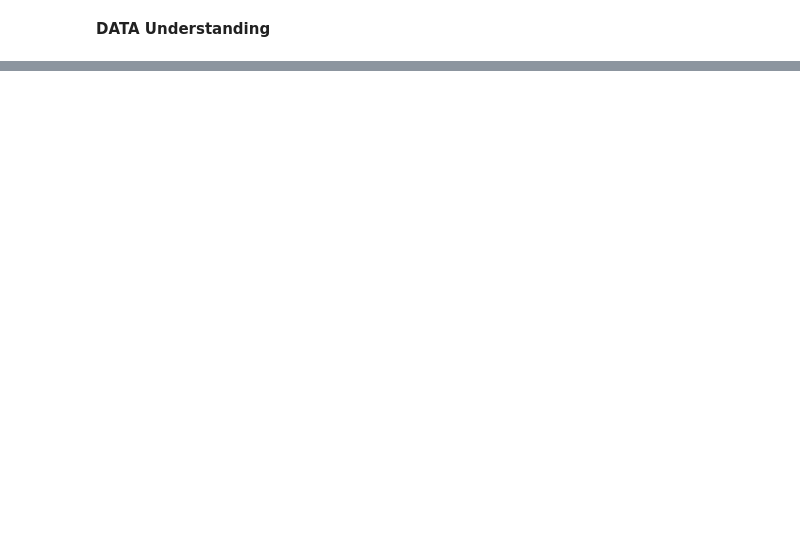
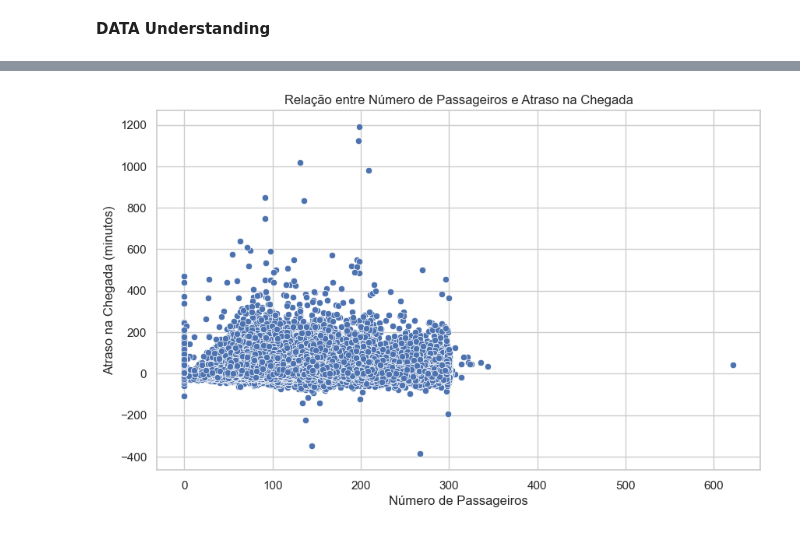
Before and after one commit to CostinhaJ/PIAA_TAP_Delay, a Jupyter notebook: DataUnderstanding.ipynb, the cells around one changed output, grey strips where cells are left out. Cells and saved outputs as stored; diff of their text form; code cells hidden in the pictures; blank space fills up the shorter version.

```diff
--- a/DataUnderstanding.ipynb
+++ b/DataUnderstanding.ipynb
@@ -459,0 +384,18 @@ dtype: float64
+# %%
+# Tratamento de dados omissos
+
+missing_data = df_final.isnull().mean() * 100
+print('Porcentagem de dados faltantes por coluna:')
+print(missing_data[missing_data > 0])
+
+# Substituir "." por NaN e " " por NaN
+df_final['STAND_DEP'] = df_final['STAND_DEP'].replace('.', np.nan)
+
+# 2. Ver quantos valores estão ausentes
+print(df_final['STAND_DEP'].isna().sum())
+
+# 3. Preencher com a moda (valor mais frequente)
+moda_stand = df_final['STAND_DEP'].mode()[0]
+df_final['STAND_DEP'] = df_final['STAND_DEP'].fillna(moda_stand)
+
+print()
@@ -459,0 +477,9 @@ dtype: float64
+# %%
+plt.figure(figsize=(10, 6))
+sns.scatterplot(x='NR_PAX', y='Atraso_Chegada', data=df_final)
+plt.title('Relação entre Número de Passageiros e Atraso na Chegada')
+plt.xlabel('Número de Passageiros')
+plt.ylabel('Atraso na Chegada (minutos)')
+plt.show()
+# %% [output]
+[figure, added]
```
Also changed, not shown: parts of 14 cells of this notebook.
